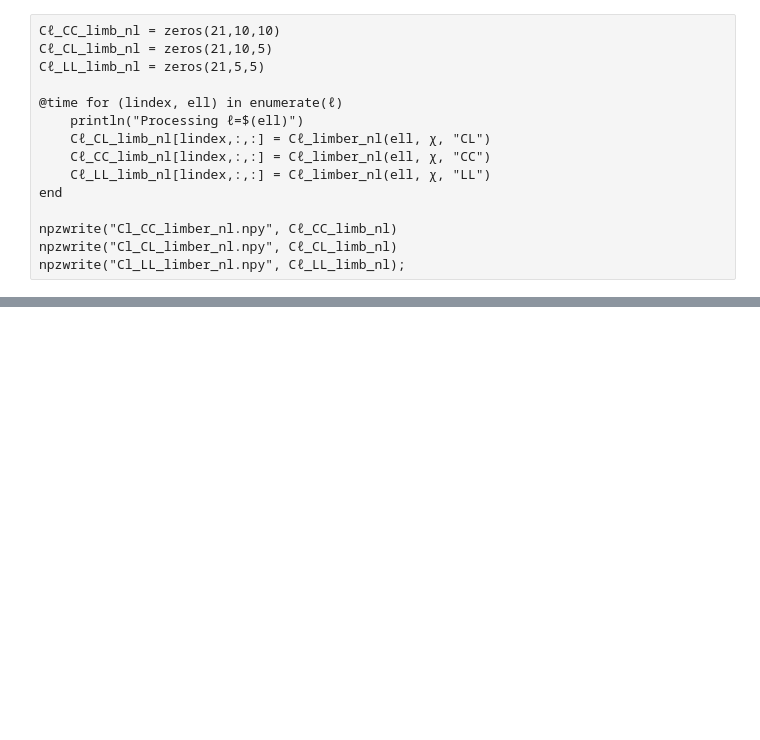
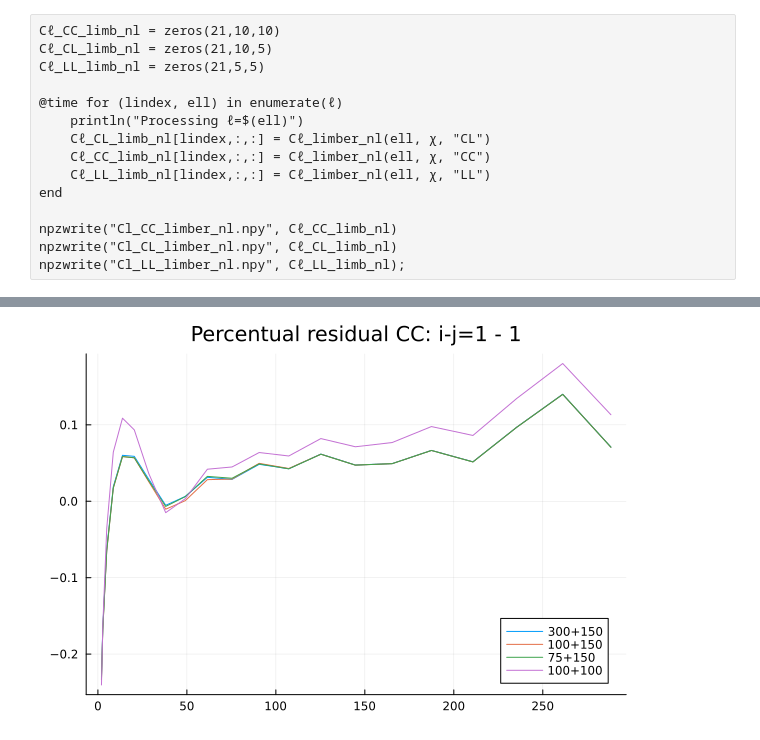
Before and after one commit to sofiachiarenza/Cl_project, a Jupyter notebook: cls_optimizer.ipynb, the cells around one changed output, grey strips where cells are left out. Saved outputs shown, nothing was run; the diff lists cells and outputs as text; code cells hidden in the pictures; blank space fills up the shorter version.

```diff
--- a/cls_optimizer.ipynb
+++ b/cls_optimizer.ipynb
@@ -438,0 +688,8 @@ final_Cℓ_LL = Cℓ_LL + Cℓ_LL_limb_nl - Cℓ_LL_limb;
+# %%
+plot(ℓ, 100*(1 .- final_Cℓ_CC_A[:,i,j]./gg_interp[:,i,j]), label="300+150", title = "Percentual residual CC: i-j=$i - $j")
+plot!(ℓ, 100*(1 .- final_Cℓ_CC_B[:,i,j]./gg_interp[:,i,j]), label="100+150")
+plot!(ℓ, 100*(1 .- final_Cℓ_CC_C[:,i,j]./gg_interp[:,i,j]), label="75+150")
+plot!(ℓ, 100*(1 .- final_Cℓ_CC_D[:,i,j]./gg_interp[:,i,j]), label="100+100")
+#plot!(ℓ, 100*(1 .- final_Cℓ_CC_B[:,i,j]./final_Cℓ_CC_A[:,i,j]), label="A-B")
+# %% [output]
+[figure, added]
```
Also changed, not shown: parts of 61 cells of this notebook.
